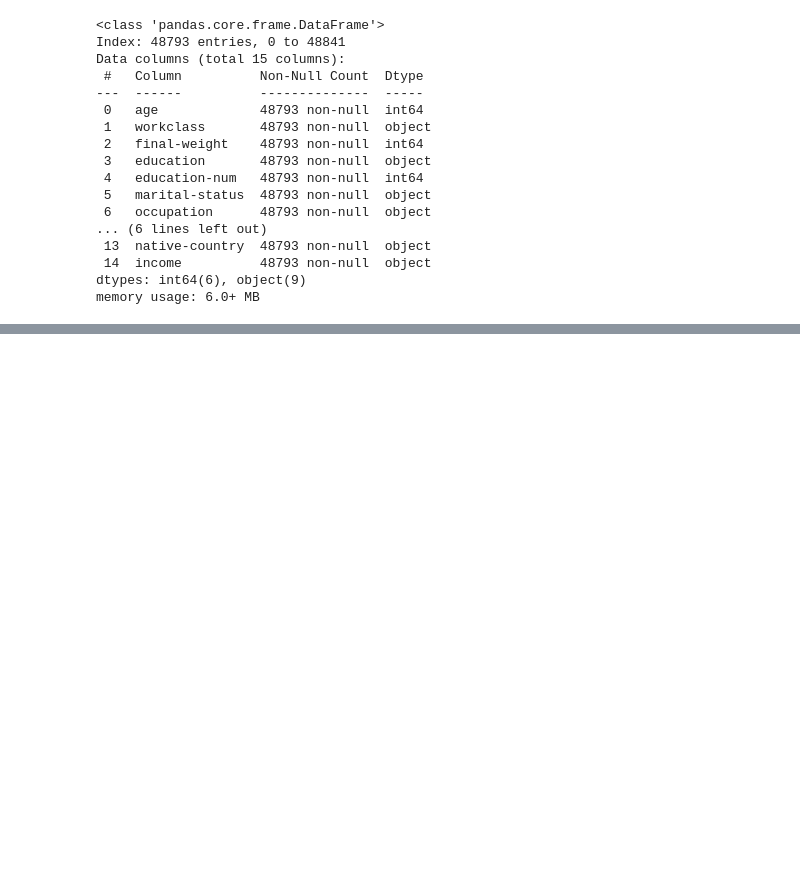
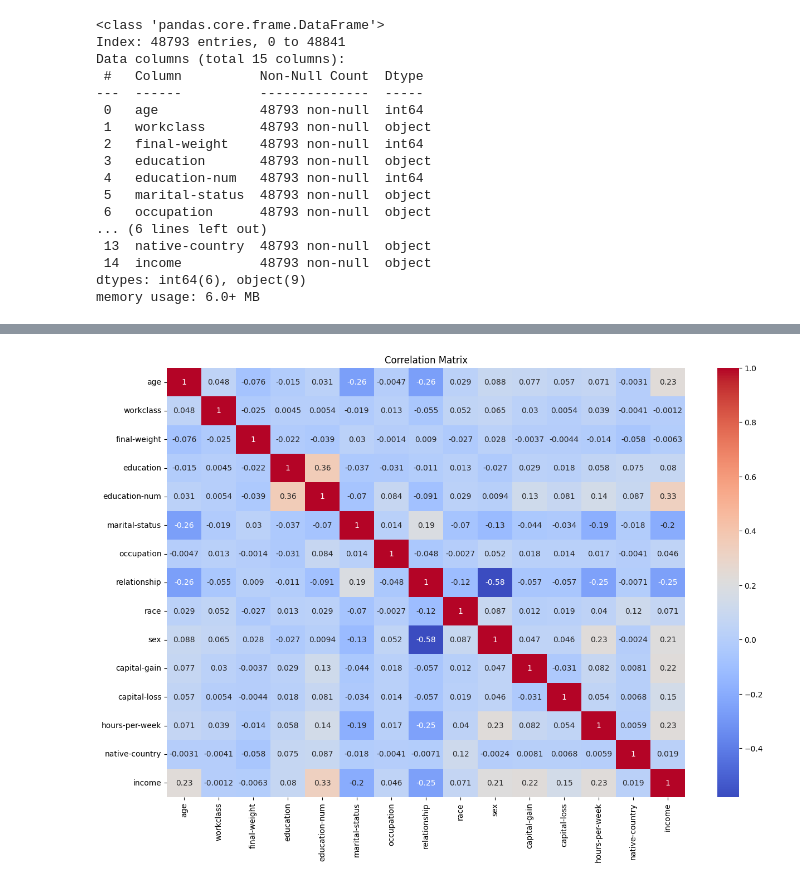
Before and after one commit to nisal2002/Na-ve-Bayes-vs-Random-Forest, a Jupyter notebook: CM2604_CW.ipynb, the cells around one changed output, grey strips where cells are left out. Cells and saved outputs as stored; diff of their text form; code cells hidden in the pictures; blank space fills up the shorter version.

```diff
--- a/CM2604_CW.ipynb
+++ b/CM2604_CW.ipynb
@@ -332,0 +335,9 @@ memory usage: 6.0+ MB
+# %%
+conv_columns = ['workclass', 'education', 'marital-status', 'occupation', 'relationship', 'race', 'sex', 'native-country', 'income']
+
+# initialize LabelEncoder
+label_encoder = LabelEncoder()
+
+# convert
+for column in conv_columns:
+    census_df[column] = label_encoder.fit_transform(census_df[column])
@@ -332,0 +367,11 @@ memory usage: 6.0+ MB
+# %%
+# calculate the correlation matrix
+correlation_matrix = census_df.corr()
+
+# Plot the heatmap
+plt.figure(figsize=(15, 10))
+sns.heatmap(correlation_matrix, annot=True, cmap="coolwarm")
+plt.title("Correlation Matrix")
+plt.show()
+# %% [output]
+[figure, added]
```
Also changed, not shown: parts of 20 cells of this notebook.
